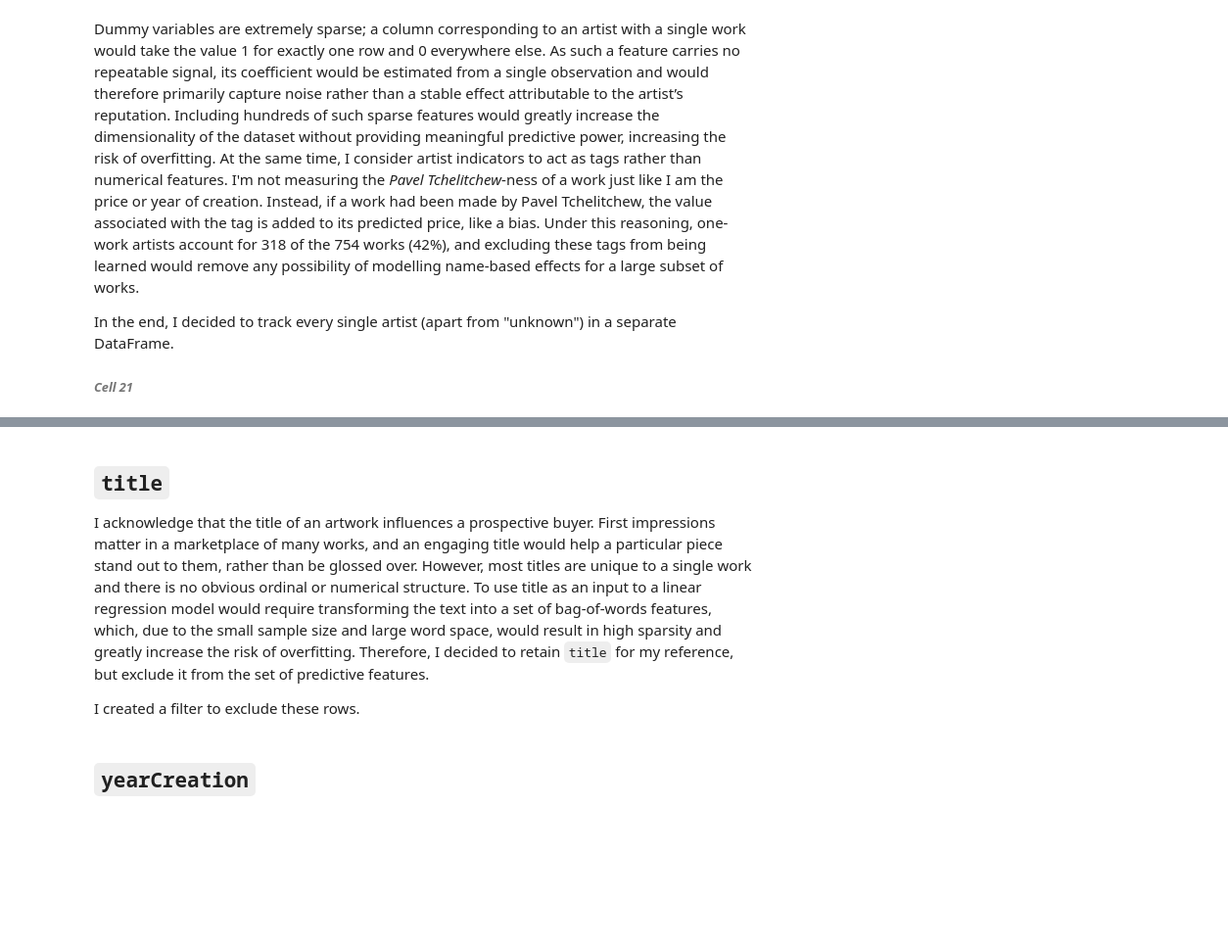
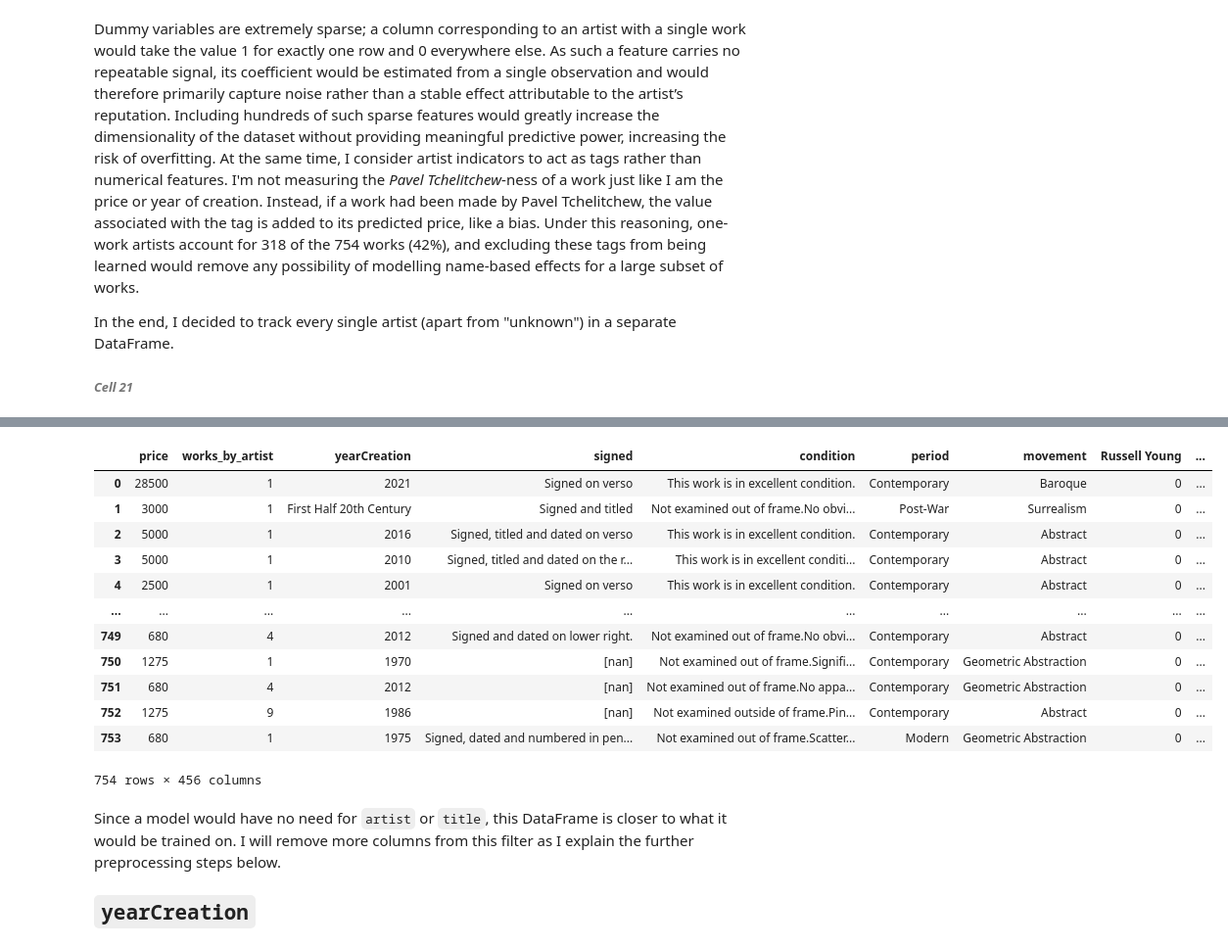
Before and after one commit to homeworkace/arthur, a Jupyter notebook: Mid-term.ipynb, the cells around one changed output, grey strips where cells are left out. Shown at 98% size. Cells and saved outputs as stored; diff of their text form; code cells hidden in the pictures; blank space fills up the shorter version.

```diff
--- a/Mid-term.ipynb
+++ b/Mid-term.ipynb
@@ -331,9 +442,25 @@ This completes the first set of features that I had introduced in the beginning
-# %% [markdown]
-## `title`
-I acknowledge that the title of an artwork influences a prospective buyer. First impressions matter in a marketplace of many works, and an engaging title would help a particular piece stand out to them, rather than be glossed over. However, most titles are unique to a single work and there is no obvious ordinal or numerical structure. To use title as an input to a linear regression model would require transforming the text into a set of bag-of-words features, which, due to the small sample size and large word space, would result in high sparsity and greatly increase the risk of overfitting. Therefore, I decided to retain `title` for my reference, but exclude it from the set of predictive features.
-
-I created a filter to exclude these rows.
+# %%
+training_features = dataset.columns
+training_features = training_features.drop(['artist', 'title'])
+
+pd.concat([dataset[training_features], artist_attributions], axis = 1)
+# %% [output]
+|  | price | works_by_artist | yearCreation | signed | condition | period | movement | Russell Young | ... |
+| 0 | 28500 | 1 | 2021 | Signed on verso | This work is in excellent condition. | Contemporary | Baroque | 0 | ... |
+| 1 | 3000 | 1 | First Half 20th Century | Signed and titled | Not examined out of frame.No obvi... | Post-War | Surrealism | 0 | ... |
+| 2 | 5000 | 1 | 2016 | Signed, titled and dated on verso | This work is in excellent condition. | Contemporary | Abstract | 0 | ... |
+| 3 | 5000 | 1 | 2010 | Signed, titled and dated on the r... | This work is in excellent conditi... | Contemporary | Abstract | 0 | ... |
+| 4 | 2500 | 1 | 2001 | Signed on verso | This work is in excellent condition. | Contemporary | Abstract | 0 | ... |
+| ... | ... | ... | ... | ... | ... | ... | ... | ... | ... |
+| 749 | 680 | 4 | 2012 | Signed and dated on lower right. | Not examined out of frame.No obvi... | Contemporary | Abstract | 0 | ... |
+| 750 | 1275 | 1 | 1970 | [nan] | Not examined out of frame.Signifi... | Contemporary | Geometric Abstraction | 0 | ... |
+| 751 | 680 | 4 | 2012 | [nan] | Not examined out of frame.No appa... | Contemporary | Geometric Abstraction | 0 | ... |
+| 752 | 1275 | 9 | 1986 | [nan] | Not examined outside of frame.Pin... | Contemporary | Abstract | 0 | ... |
+| 753 | 680 | 1 | 1975 | Signed, dated and numbered in pen... | Not examined out of frame.Scatter... | Modern | Geometric Abstraction | 0 | ... |
+754 rows × 456 columns
 # %% [markdown]
+Since a model would have no need for `artist` or `title`, this DataFrame is closer to what it would be trained on. I will remove more columns from this filter as I explain the further preprocessing steps below.
+
 ## `yearCreation`
 # %%
 year_conversion = dataset['yearCreation'].value_counts(dropna = False).to_frame()
```
Also changed, not shown: parts of 41 cells of this notebook.
